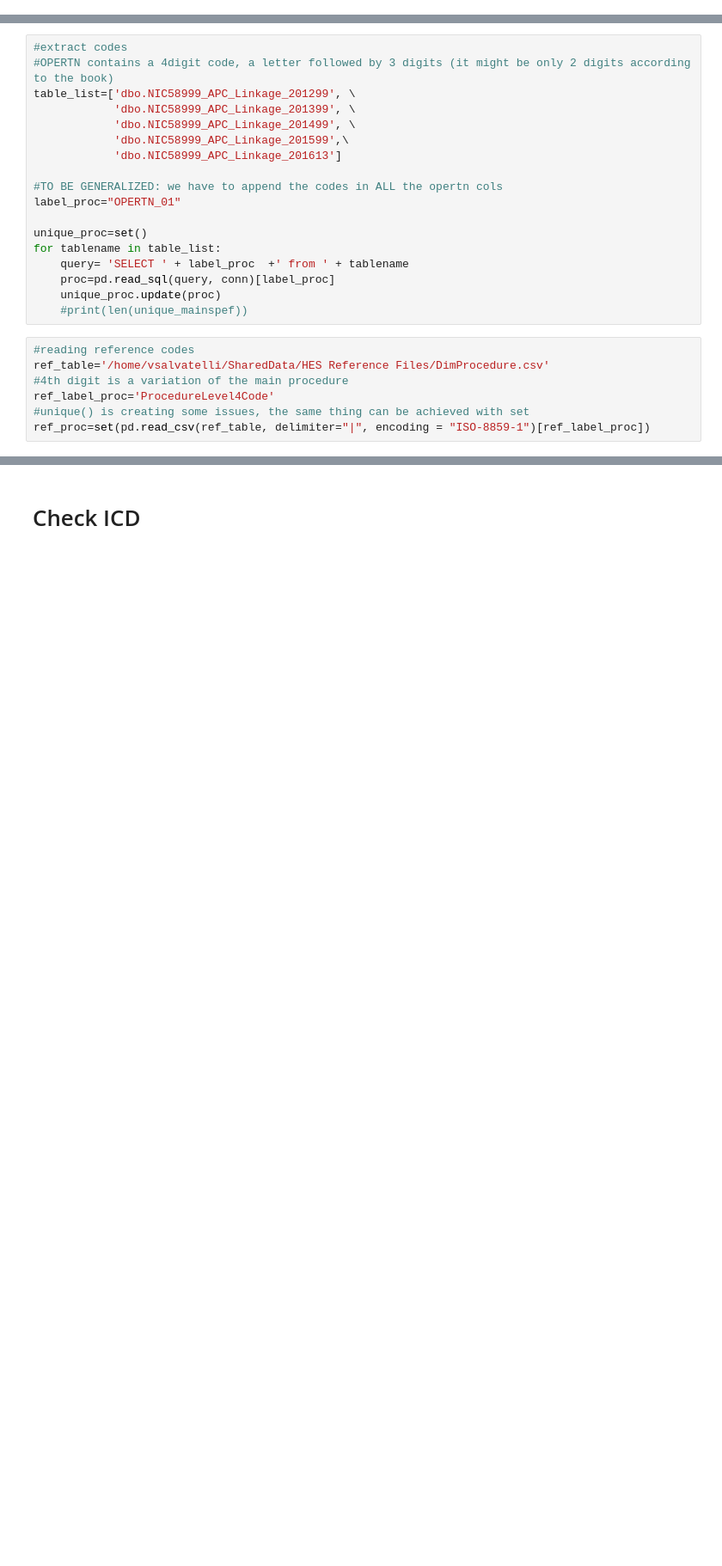
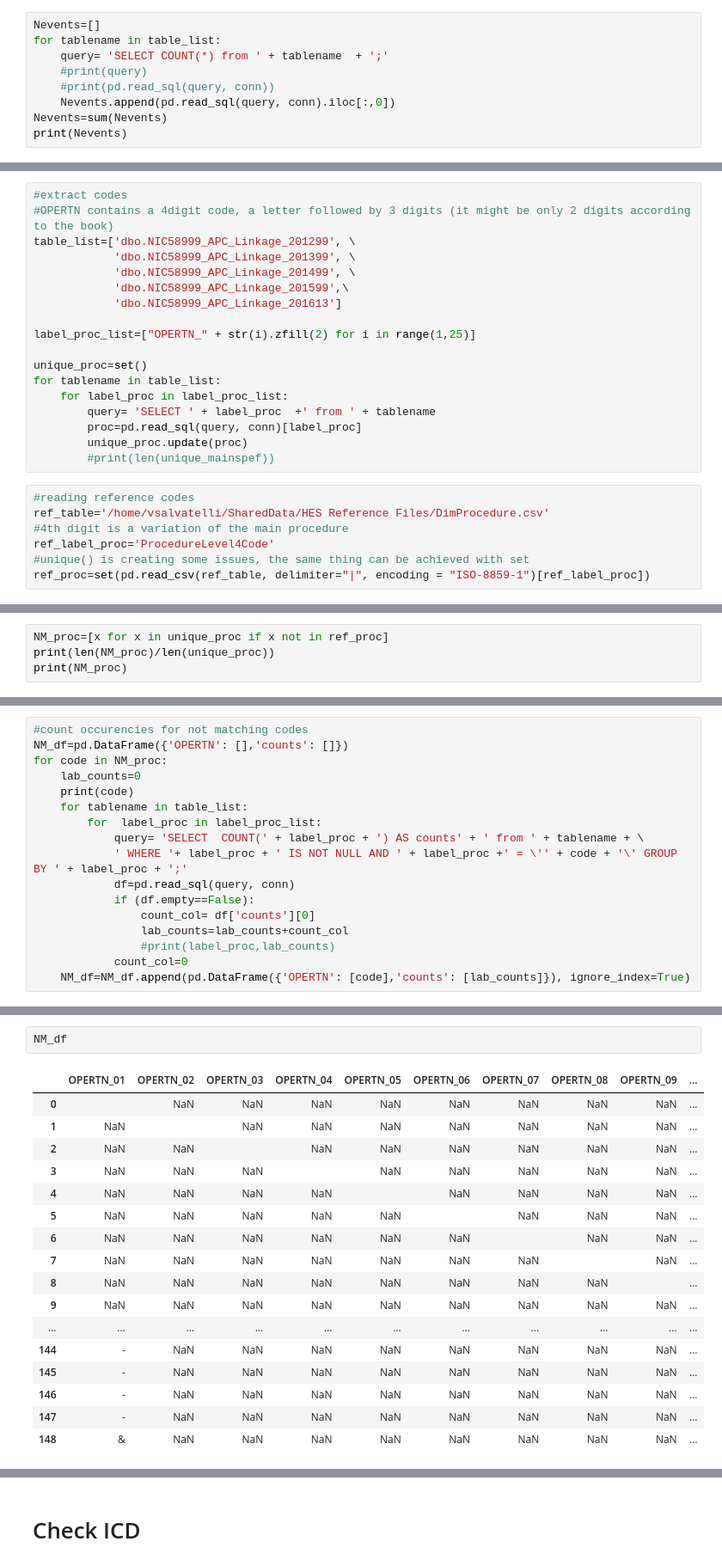
Before and after one commit to jzhao0802/gsk_, a Jupyter notebook: QC_check_codes.ipynb, the cells around one changed output, grey strips where cells are left out. Shown: that part at 86% size. Cells and saved outputs as stored; diff of their text form; blank space fills up the shorter version.

Commit message:
Generalizing OPERTN for multiple column, starting one-patient pipeline

```diff
--- a/QC_check_codes.ipynb
+++ b/QC_check_codes.ipynb
@@ -230,3 +231,12 @@ NM_df.groupby(label_spec)['counts'].sum()
 TRETSPEF
 &    17
 Name: counts, dtype: int64
+# %%
+Nevents=[]
+for tablename in table_list:
+    query= 'SELECT COUNT(*) from ' + tablename  + ';'
+    #print(query)
+    #print(pd.read_sql(query, conn))
+    Nevents.append(pd.read_sql(query, conn).iloc[:,0])
+Nevents=sum(Nevents)
+print(Nevents)
@@ -243,15 +262,15 @@ table_list=['dbo.NIC58999_APC_Linkage_201299', \
             'dbo.NIC58999_APC_Linkage_201599',\
             'dbo.NIC58999_APC_Linkage_201613']
 
-#TO BE GENERALIZED: we have to append the codes in ALL the opertn cols
-label_proc="OPERTN_01"
+label_proc_list=["OPERTN_" + str(i).zfill(2) for i in range(1,25)]
 
 unique_proc=set()
 for tablename in table_list:
-    query= 'SELECT ' + label_proc  +' from ' + tablename
-    proc=pd.read_sql(query, conn)[label_proc]
-    unique_proc.update(proc)
-    #print(len(unique_mainspef))
+    for label_proc in label_proc_list:
+        query= 'SELECT ' + label_proc  +' from ' + tablename
+        proc=pd.read_sql(query, conn)[label_proc]
+        unique_proc.update(proc)
+        #print(len(unique_mainspef))
 # %%
 #reading reference codes
 ref_table='/home/vsalvatelli/SharedData/HES Reference Files/DimProcedure.csv'
@@ -281,0 +285,4 @@ ref_proc
+# %%
+NM_proc=[x for x in unique_proc if x not in ref_proc]
+print(len(NM_proc)/len(unique_proc))
+print(NM_proc)
@@ -281,0 +312,17 @@ ref_proc
+# %%
+#count occurencies for not matching codes
+NM_df=pd.DataFrame({'OPERTN': [],'counts': []})
+for code in NM_proc:
+    lab_counts=0
+    print(code)
+    for tablename in table_list:
+        for  label_proc in label_proc_list:
+            query= 'SELECT  COUNT(' + label_proc + ') AS counts' + ' from ' + tablename + \
+            ' WHERE '+ label_proc + ' IS NOT NULL AND ' + label_proc +' = \'' + code + '\' GROUP BY ' + label_proc + ';'
+            df=pd.read_sql(query, conn)
+            if (df.empty==False):
+                count_col= df['counts'][0]
+                lab_counts=lab_counts+count_col
+                #print(label_proc,lab_counts)
+            count_col=0
+    NM_df=NM_df.append(pd.DataFrame({'OPERTN': [code],'counts': [lab_counts]}), ignore_index=True)
@@ -281,0 +345,20 @@ ref_proc
+# %%
+NM_df
+# %% [output]
+|  | OPERTN_01 | OPERTN_02 | OPERTN_03 | OPERTN_04 | OPERTN_05 | OPERTN_06 | OPERTN_07 | OPERTN_08 | OPERTN_09 | ... |
+| 0 |  | NaN | NaN | NaN | NaN | NaN | NaN | NaN | NaN | ... |
+| 1 | NaN |  | NaN | NaN | NaN | NaN | NaN | NaN | NaN | ... |
+| 2 | NaN | NaN |  | NaN | NaN | NaN | NaN | NaN | NaN | ... |
+| 3 | NaN | NaN | NaN |  | NaN | NaN | NaN | NaN | NaN | ... |
+| 4 | NaN | NaN | NaN | NaN |  | NaN | NaN | NaN | NaN | ... |
+| 5 | NaN | NaN | NaN | NaN | NaN |  | NaN | NaN | NaN | ... |
+| 6 | NaN | NaN | NaN | NaN | NaN | NaN |  | NaN | NaN | ... |
+| 7 | NaN | NaN | NaN | NaN | NaN | NaN | NaN |  | NaN | ... |
+| 8 | NaN | NaN | NaN | NaN | NaN | NaN | NaN | NaN |  | ... |
+| 9 | NaN | NaN | NaN | NaN | NaN | NaN | NaN | NaN | NaN | ... |
+| ... | ... | ... | ... | ... | ... | ... | ... | ... | ... | ... |
+| 144 | - | NaN | NaN | NaN | NaN | NaN | NaN | NaN | NaN | ... |
+| 145 | - | NaN | NaN | NaN | NaN | NaN | NaN | NaN | NaN | ... |
+| 146 | - | NaN | NaN | NaN | NaN | NaN | NaN | NaN | NaN | ... |
+| 147 | - | NaN | NaN | NaN | NaN | NaN | NaN | NaN | NaN | ... |
+| 148 | & | NaN | NaN | NaN | NaN | NaN | NaN | NaN | NaN | ... |
```
Also changed, not shown: parts of 15 cells of this notebook.
